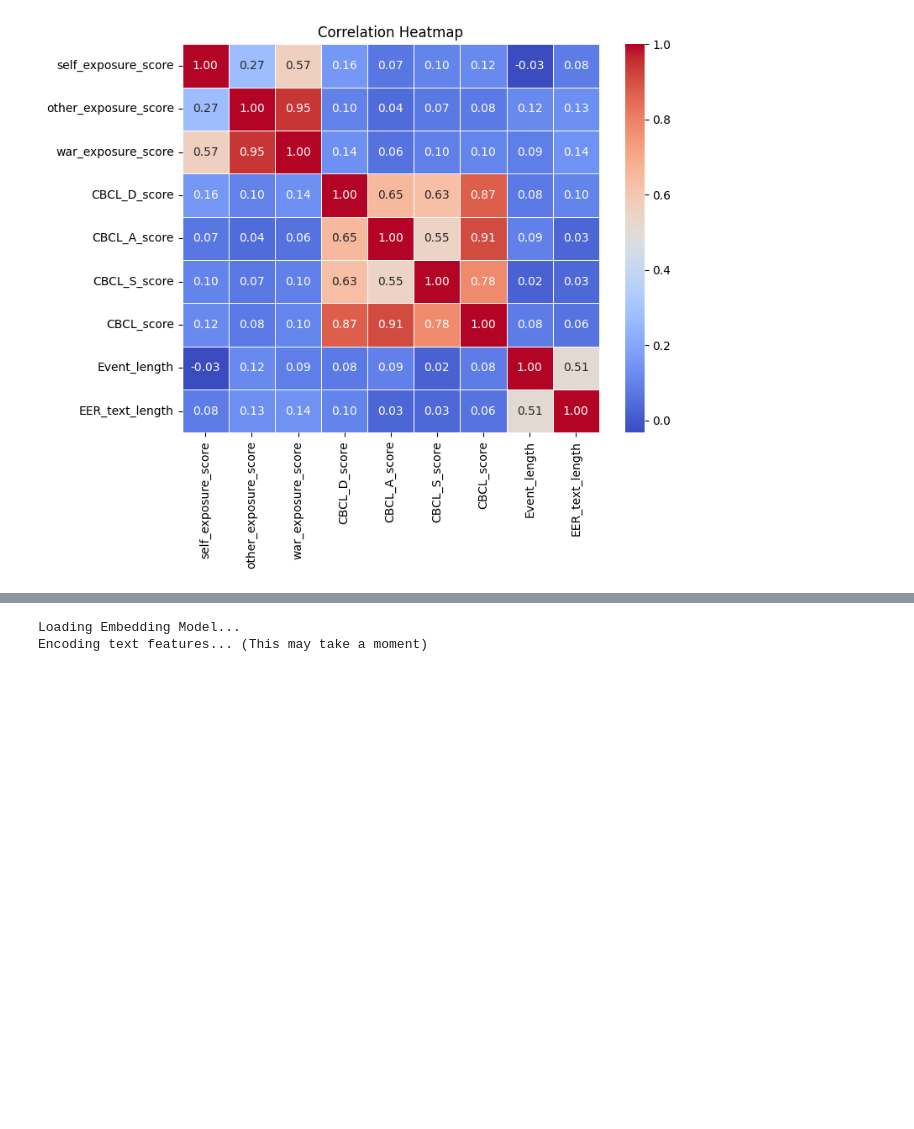
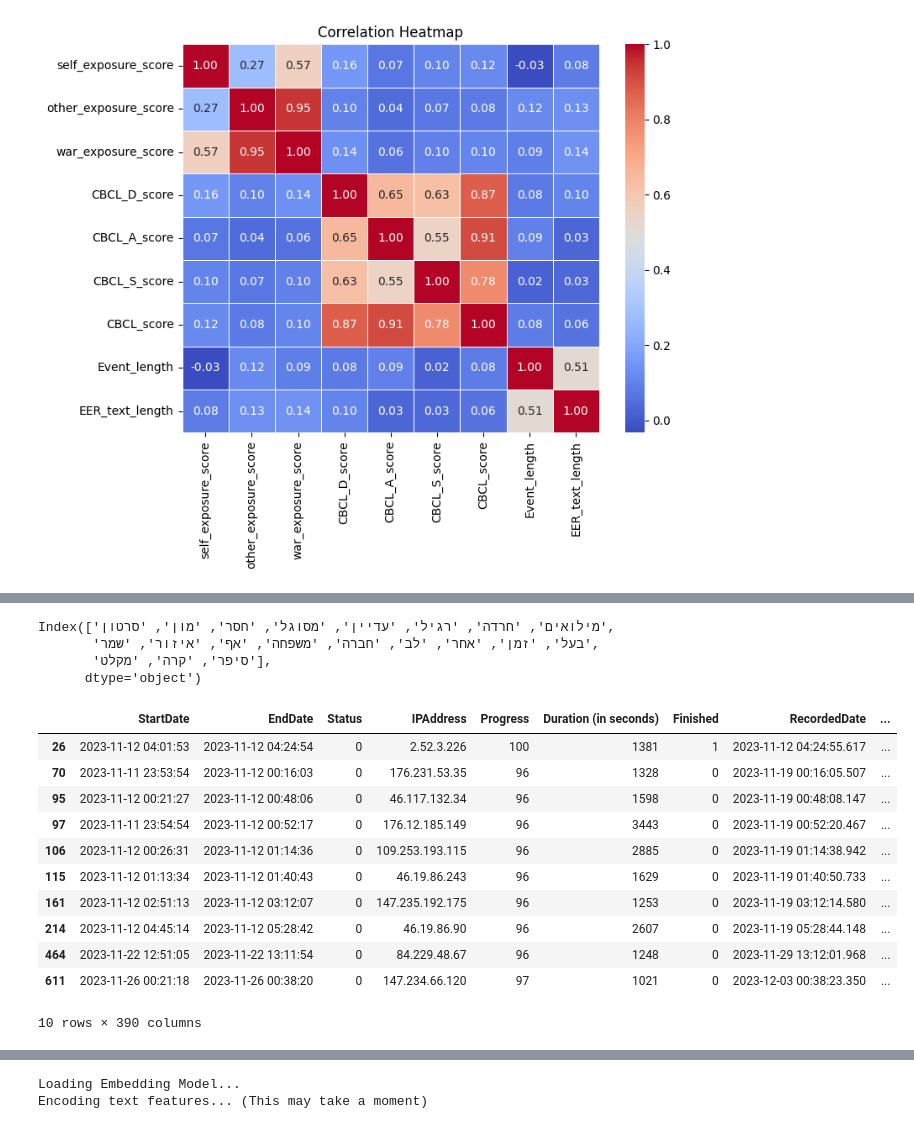
Before and after one commit to OfriA/AppliedProject52056, a Jupyter notebook: data/DataExploration.ipynb, the cells around one changed output, grey strips where cells are left out. Drawn from its saved outputs; the diff is of its cells as text; code cells hidden in the pictures; blank space fills up the shorter version.

```diff
--- a/data/DataExploration.ipynb
+++ b/data/DataExploration.ipynb
@@ -277,0 +791,27 @@ Processing text... this may take a while for large datasets.
+# %%
+pd.concat([top_positive, top_negative]).keys()
+# %% [output]
+Index(['מילואים', 'חרדה', 'רגיל', 'עדיין', 'מסוגל', 'חסר', 'מון', 'סרטון',
+       'בעל', 'זמן', 'אחר', 'לב', 'חברה', 'משפחה', 'אף', 'איזור', 'שמר',
+       'סיפר', 'קרה', 'מקלט'],
+      dtype='object')
+# %%
+data[data['has_risk_word']][]
+
+risk_word = top_positive.index[0] # The word with highest correlation
+
+# Create a binary column: Did the parent use this word? Yes/No
+data['has_risk_word'] = data['clean_content'].apply(lambda x: risk_word in x)
+# %% [output]
+|  | StartDate | EndDate | Status | IPAddress | Progress | Duration (in seconds) | Finished | RecordedDate | ... |
+| 26 | 2023-11-12 04:01:53 | 2023-11-12 04:24:54 | 0 | 2.52.3.226 | 100 | 1381 | 1 | 2023-11-12 04:24:55.617 | ... |
+| 70 | 2023-11-11 23:53:54 | 2023-11-12 00:16:03 | 0 | 176.231.53.35 | 96 | 1328 | 0 | 2023-11-19 00:16:05.507 | ... |
+| 95 | 2023-11-12 00:21:27 | 2023-11-12 00:48:06 | 0 | 46.117.132.34 | 96 | 1598 | 0 | 2023-11-19 00:48:08.147 | ... |
+| 97 | 2023-11-11 23:54:54 | 2023-11-12 00:52:17 | 0 | 176.12.185.149 | 96 | 3443 | 0 | 2023-11-19 00:52:20.467 | ... |
+| 106 | 2023-11-12 00:26:31 | 2023-11-12 01:14:36 | 0 | 109.253.193.115 | 96 | 2885 | 0 | 2023-11-19 01:14:38.942 | ... |
+| 115 | 2023-11-12 01:13:34 | 2023-11-12 01:40:43 | 0 | 46.19.86.243 | 96 | 1629 | 0 | 2023-11-19 01:40:50.733 | ... |
+| 161 | 2023-11-12 02:51:13 | 2023-11-12 03:12:07 | 0 | 147.235.192.175 | 96 | 1253 | 0 | 2023-11-19 03:12:14.580 | ... |
+| 214 | 2023-11-12 04:45:14 | 2023-11-12 05:28:42 | 0 | 46.19.86.90 | 96 | 2607 | 0 | 2023-11-19 05:28:44.148 | ... |
+| 464 | 2023-11-22 12:51:05 | 2023-11-22 13:11:54 | 0 | 84.229.48.67 | 96 | 1248 | 0 | 2023-11-29 13:12:01.968 | ... |
+| 611 | 2023-11-26 00:21:18 | 2023-11-26 00:38:20 | 0 | 147.234.66.120 | 97 | 1021 | 0 | 2023-12-03 00:38:23.350 | ... |
+10 rows × 390 columns
```
Also changed, not shown: parts of 26 cells of this notebook.
